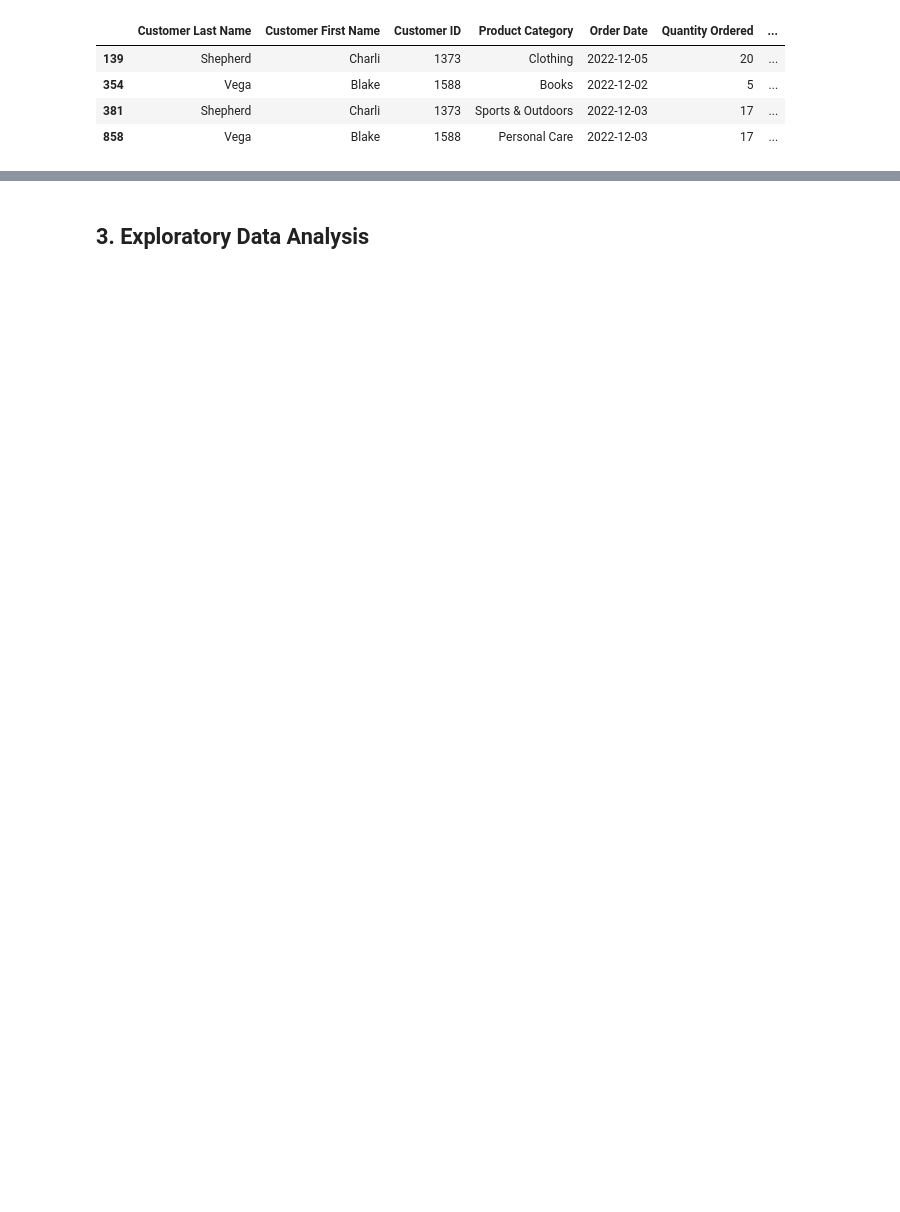
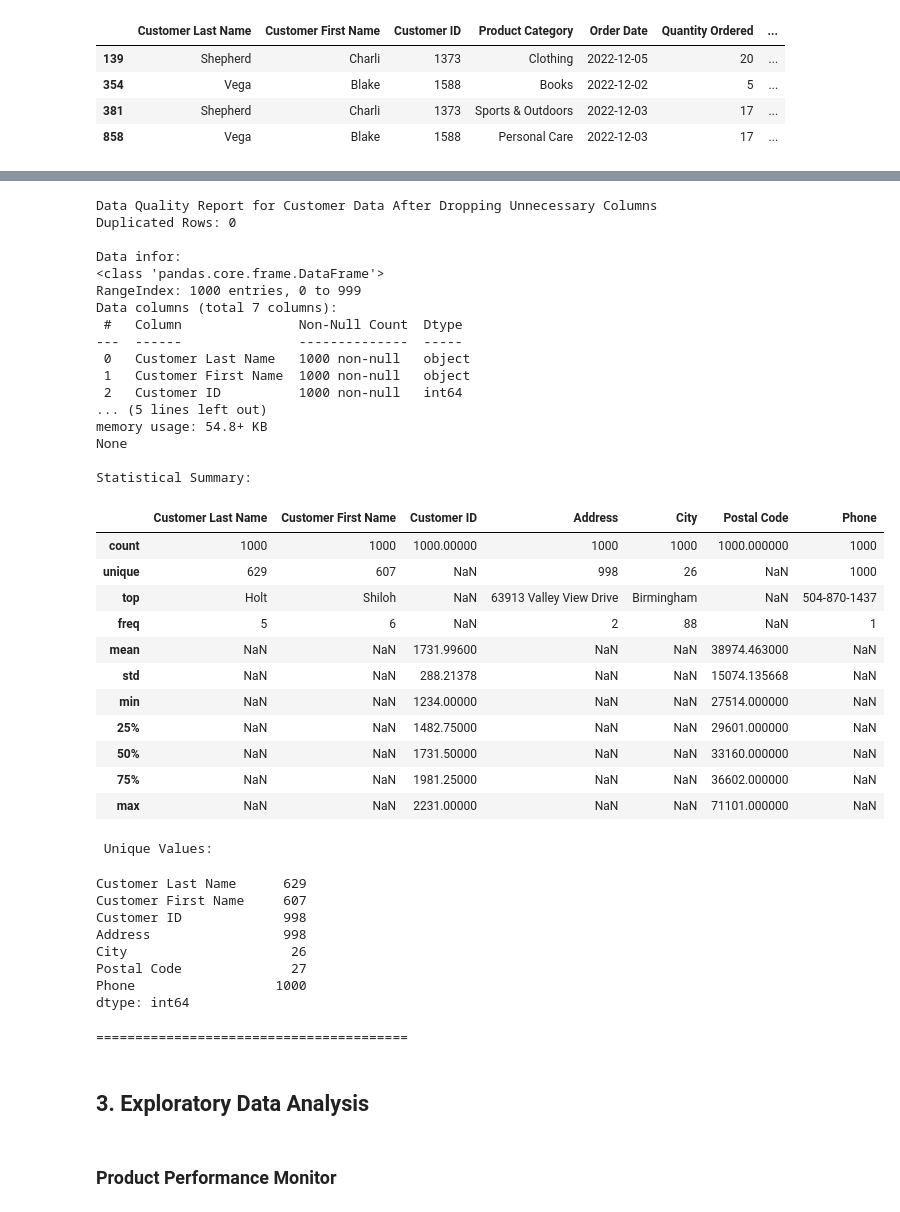
Before and after one commit to hlnetr21354/Future-Retail-Business-Case-Analysis, a Jupyter notebook: notebook/Future_Retail_Data_Cleaning_EDA.ipynb, the cells around one changed output, grey strips where cells are left out. Drawn from its saved outputs; the diff is of its cells as text; code cells hidden in the pictures; blank space fills up the shorter version.

```diff
--- a/notebook/Future_Retail_Data_Cleaning_EDA.ipynb
+++ b/notebook/Future_Retail_Data_Cleaning_EDA.ipynb
@@ -92,6 +101,8 @@ sale_df = pd.concat([region_0, region_1, region_2], ignore_index=True)
 # Check data quality
 def check_data_quality(df, name):
     print(f"Data Quality Report for {name}")
+
+    print(f"Duplicated Rows: {df.duplicated().sum()}")
 
     print("\nData infor:")
     print(df.info())
@@ -99,10 +110,8 @@ def check_data_quality(df, name):
     print("\nStatistical Summary:")
     display(df.describe(include='all'))
 
-    print(f"Duplicated Rows: {df.duplicated().sum()}")
-
-    print("\n Unique Counts per Column:")
-    print(df.nunique())
+    print("\n Unique Values:")
+    display(df.nunique())
 
     print("\n" + "=" * 40 + "\n")
 # %%
@@ -223,2 +264,47 @@ duplicate_customers
+# %%
+customer.drop(columns=[ "Product Category", "Order Date", "Quantity Ordered", "Order Status", "State", "Sale Price"], axis=1, inplace=True)
+check_data_quality(customer, "Customer Data After Dropping Unnecessary Columns")
+# %% [output]
+Data Quality Report for Customer Data After Dropping Unnecessary Columns
+Duplicated Rows: 0
+
+Data infor:
+<class 'pandas.core.frame.DataFrame'>
+RangeIndex: 1000 entries, 0 to 999
+Data columns (total 7 columns):
+ #   Column               Non-Null Count  Dtype
+---  ------               --------------  -----
+ 0   Customer Last Name   1000 non-null   object
+ 1   Customer First Name  1000 non-null   object
+ 2   Customer ID          1000 non-null   int64
+... (5 lines left out)
+memory usage: 54.8+ KB
+None
+
+Statistical Summary:
+|  | Customer Last Name | Customer First Name | Customer ID | Address | City | Postal Code | Phone |
+| count | 1000 | 1000 | 1000.00000 | 1000 | 1000 | 1000.000000 | 1000 |
+| unique | 629 | 607 | NaN | 998 | 26 | NaN | 1000 |
+| top | Holt | Shiloh | NaN | 63913 Valley View Drive | Birmingham | NaN | 504-870-1437 |
+| freq | 5 | 6 | NaN | 2 | 88 | NaN | 1 |
+| mean | NaN | NaN | 1731.99600 | NaN | NaN | 38974.463000 | NaN |
+| std | NaN | NaN | 288.21378 | NaN | NaN | 15074.135668 | NaN |
+| min | NaN | NaN | 1234.00000 | NaN | NaN | 27514.000000 | NaN |
+| 25% | NaN | NaN | 1482.75000 | NaN | NaN | 29601.000000 | NaN |
+| 50% | NaN | NaN | 1731.50000 | NaN | NaN | 33160.000000 | NaN |
+| 75% | NaN | NaN | 1981.25000 | NaN | NaN | 36602.000000 | NaN |
+| max | NaN | NaN | 2231.00000 | NaN | NaN | 71101.000000 | NaN |
+ Unique Values:
+Customer Last Name      629
+Customer First Name     607
+Customer ID             998
+Address                 998
+City                     26
+Postal Code              27
+Phone                  1000
+dtype: int64
+========================================
 # %% [markdown]
 ## **3. Exploratory Data Analysis**
+# %% [markdown]
+### Product Performance Monitor
```
Also changed, not shown: parts of 14 cells of this notebook.
